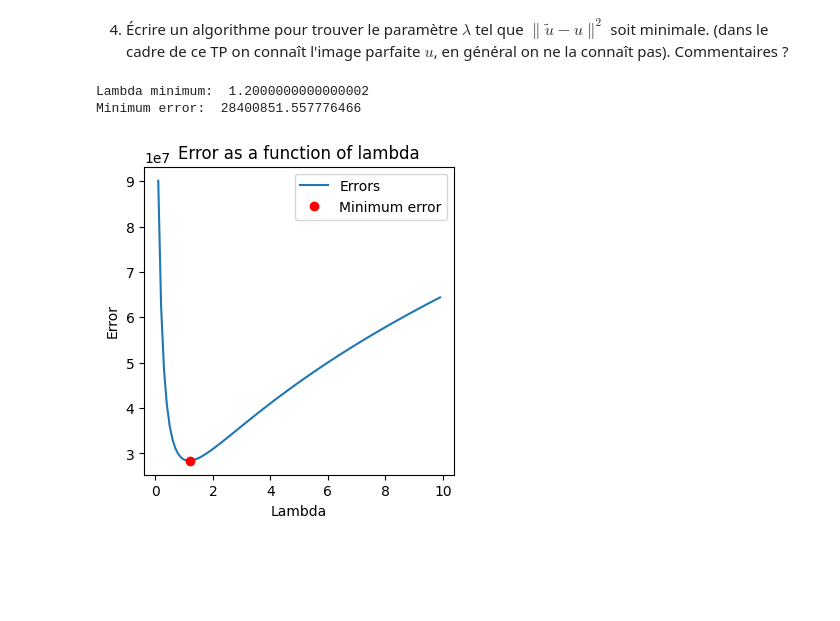
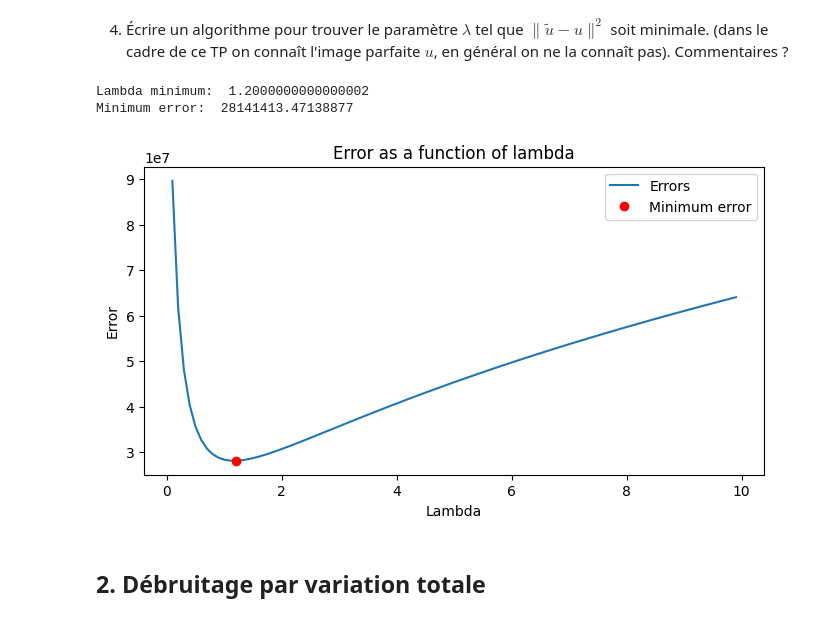
Before and after one commit to dftorresro/IMA203---TP2-M-thodes-Variationnelles, a Jupyter notebook: tp_ima203_variatio.ipynb, the cells around one changed output. Drawn from its saved outputs; the diff is of its cells as text; code cells hidden in the pictures; blank space fills up the shorter version.

```diff
--- a/tp_ima203_variatio.ipynb
+++ b/tp_ima203_variatio.ipynb
@@ -609,34 +557,38 @@ lambda_mid = 0.09243965148925781, norm_diff_u_v = 1310869.6801871683, norm_diff_
 4.  Écrire un algorithme pour trouver le paramètre $\lambda$ tel que $\| \tilde{u} - u \|^2$ soit minimale. (dans le cadre de ce TP on connaît l'image parfaite $u$, en général on ne la connaît pas). Commentaires ?
 # %%
 # Minimization of E1 using minimisation_quadratique and resoud_quad_fourier
+myim = imread('lena.tif')
+
 # Setting up a vector of lambdas
 lambdas = np.arange(0.1, 10, 0.1)
 # Setting up a vector of errors
 errors = np.zeros(len(lambdas))
 
 # Applying minimisation_quadratique for each lambda
 for i in range(len(lambdas)):
     u = minimisation_quadratique(imb, lambdas[i])
     errors[i] = norm2(u - myim)**2
 
 # Taking the minimum of the errors
 min_error = errors.min()
 lambda_min = lambdas[errors.argmin()]
 
 # Printing the results
 print('Lambda minimum: ', lambda_min)
 print('Minimum error: ', min_error)
 
 # Plotting the errors as a function of lambda
-plt.figure(figsize=(4, 4))
+plt.figure(figsize=(8, 4))
 plt.plot(lambdas, errors)
 plt.plot(lambdas[errors.argmin()], min_error, 'ro')
 plt.legend(["Errors", "Minimum error"])
 plt.title("Error as a function of lambda")
 plt.xlabel("Lambda")
 plt.ylabel("Error")
 plt.show()
 # %% [output]
 Lambda minimum:  1.2000000000000002
-Minimum error:  28400851.557776466
+Minimum error:  28141413.47138877
-[figure, old version]
+[figure, new version]
+# %% [markdown]
+## 2. Débruitage par variation totale
```
Also changed, not shown: parts of 17 cells of this notebook.
